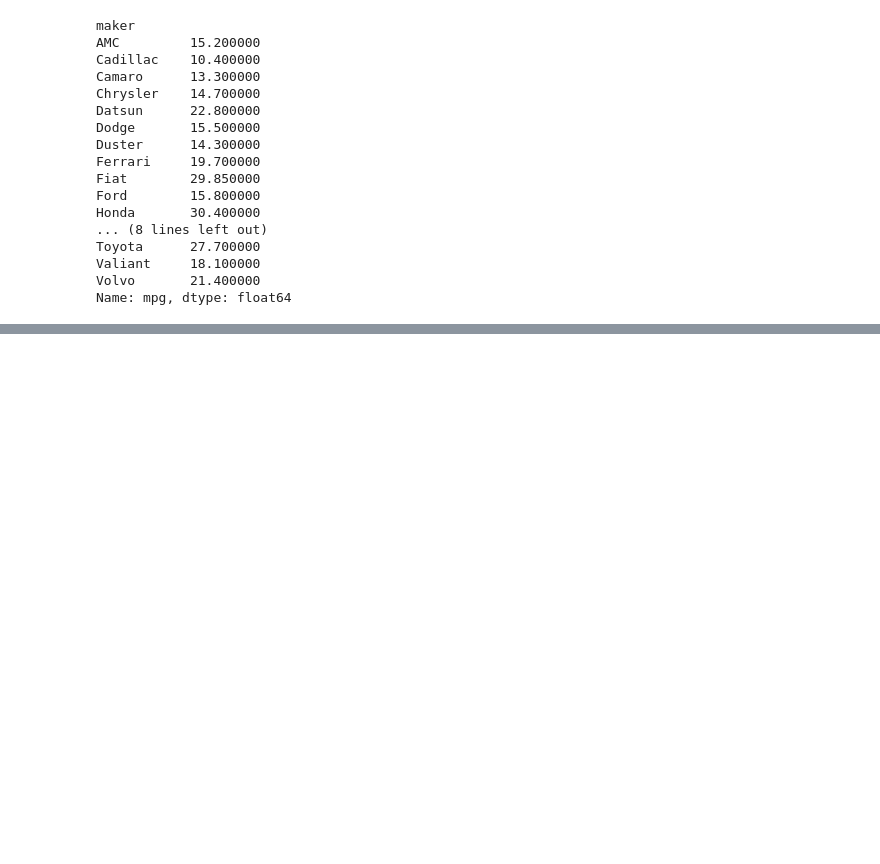
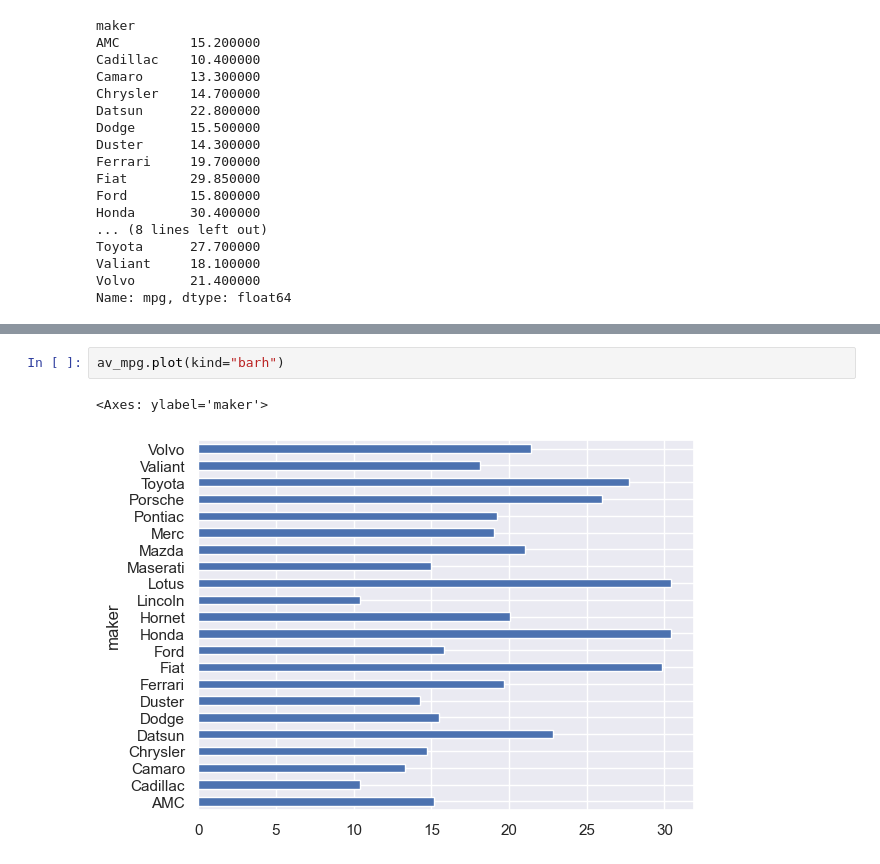
Before and after one commit to crdcamp/lin-reg-application, a Jupyter notebook: references/1_exploratory_data_analysis.ipynb, the cells around one changed output, grey strips where cells are left out. Saved outputs shown, nothing was run; the diff lists cells and outputs as text; blank space fills up the shorter version.

```diff
--- a/references/1_exploratory_data_analysis.ipynb
+++ b/references/1_exploratory_data_analysis.ipynb
@@ -638,0 +685,5 @@ Name: mpg, dtype: float64
+# %%
+av_mpg.plot(kind="barh")
+# %% [output]
+<Axes: ylabel='maker'>
+[figure, added]
```
Also changed, not shown: parts of 11 cells of this notebook.
